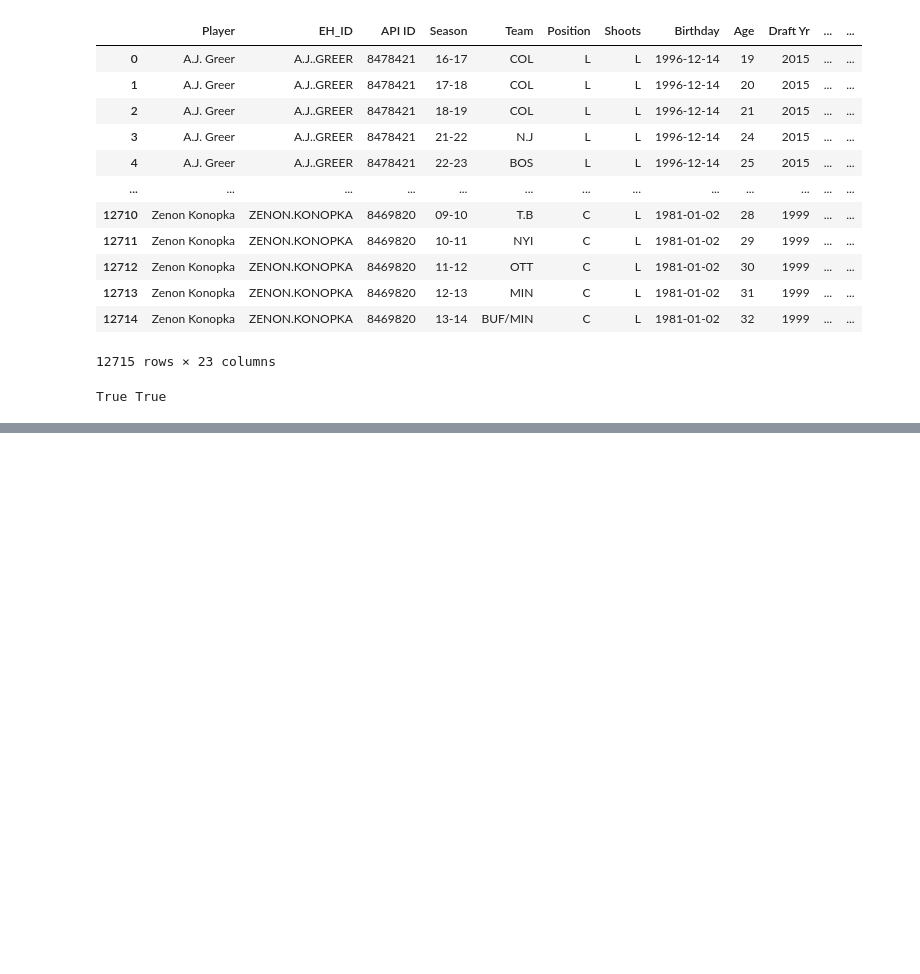
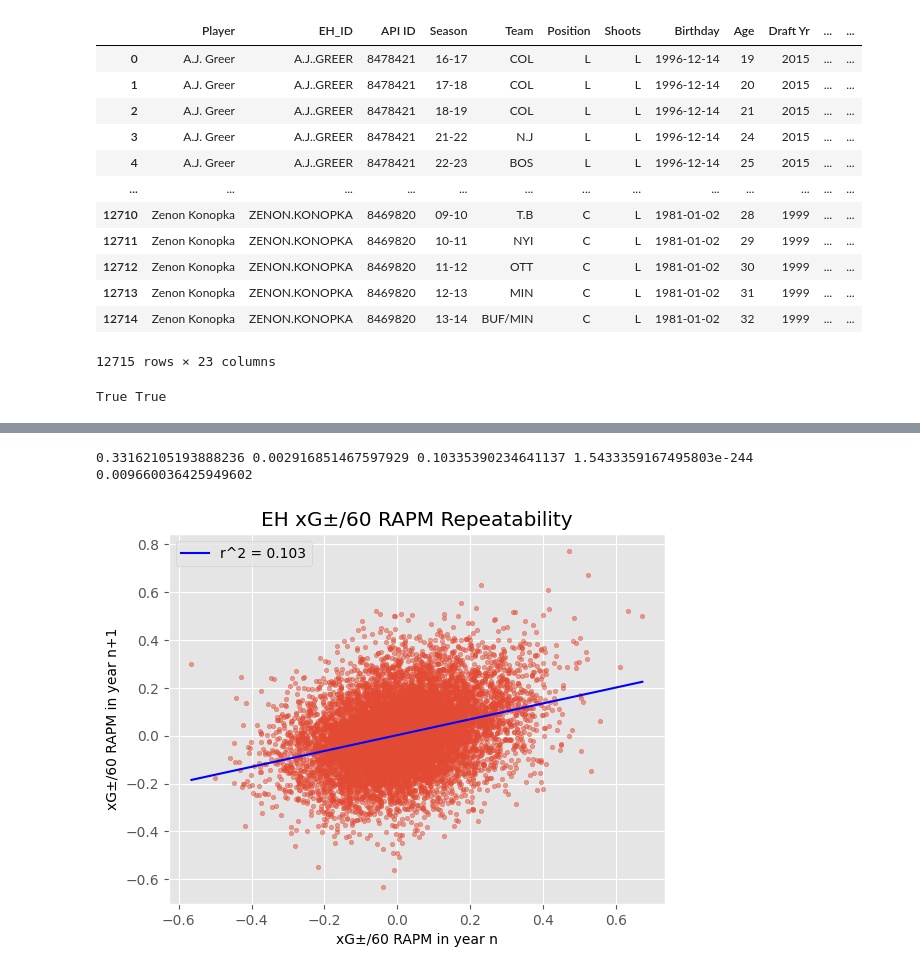
Before and after one commit to austinegri/HockeyResearch, a Jupyter notebook: G plusminus RAPM Repeatability.ipynb, the cells around one changed output, grey strips where cells are left out. Cells and saved outputs as stored; diff of their text form; code cells hidden in the pictures; blank space fills up the shorter version.

```diff
--- a/G plusminus RAPM Repeatability.ipynb
+++ b/G plusminus RAPM Repeatability.ipynb
@@ -79,3 +79,26 @@ plt.show()
+# %%
+slope, intercept, r_value, p_value, std_err = linregress(combo_current['xG±/60'], combo_next['xG±/60'])
+print(slope, intercept, r_value**2, p_value, std_err)
+N = combo_current['xG±/60'].max()
+min_ = combo_current['xG±/60'].min()
+xseq = np.linspace(min_, N, num=2)
+
+
+plt.style.use('ggplot')
+
+plt.title("EH xG±/60 RAPM Repeatability")
+plt.ylabel("xG±/60 RAPM in year n+1")
+plt.xlabel("xG±/60 RAPM in year n")
+plt.scatter(combo_current['xG±/60'], combo_next['xG±/60'], s= 10, alpha=0.5)
+
+plt.plot(xseq, intercept+slope*xseq, color='b', label="r^2 = {:.3f}".format(r_value**2))
+plt.legend()
+plt.show()
+
+# xG±/60 is less predictable than G±/60!!!!!!!!
+# %% [output]
+0.33162105193888236 0.002916851467597929 0.10335390234641137 1.5433359167495803e-244 0.009660036425949602
+[figure, added]
 # %%
 slope, intercept, r_value, p_value, std_err = linregress(combo_current['GF/60'], combo_next['GF/60'])
 print(slope, intercept, r_value**2, p_value, std_err)
```
Also changed, not shown: parts of 6 cells of this notebook.
